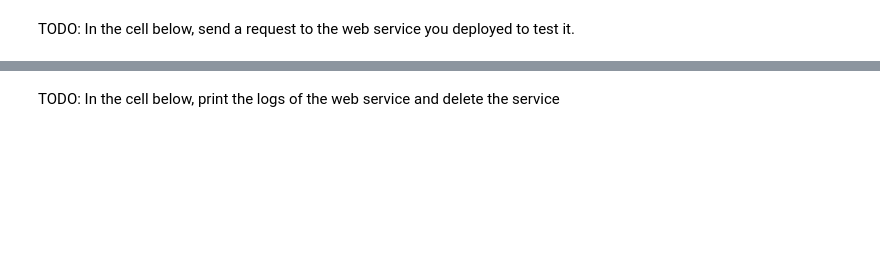
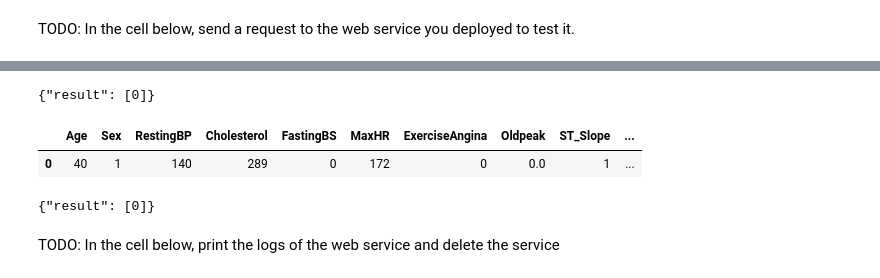
Before and after one commit to gbayer-1/AZMLND_Capstone_Project, a Jupyter notebook: automl.ipynb, the cells around one changed output, grey strips where cells are left out. Saved outputs shown, nothing was run; the diff lists cells and outputs as text; code cells hidden in the pictures; blank space fills up the shorter version.

```diff
--- a/automl.ipynb
+++ b/automl.ipynb
@@ -249,0 +309,13 @@ TODO: In the cell below, send a request to the web service you deployed to test
+# %%
+import json, requests
+headers = {"Content-Type": "application/json"}
+data=json.dumps(data)
+response = requests.post(uri, data=data, headers=headers)
+print(response.json())
+# %% [output]
+{"result": [0]}
+# %%
+df.head(1)
+# %% [output]
+|  | Age | Sex | RestingBP | Cholesterol | FastingBS | MaxHR | ExerciseAngina | Oldpeak | ST_Slope | ... |
+| 0 | 40 | 1 | 140 | 289 | 0 | 172 | 0 | 0.0 | 1 | ... |
@@ -250,3 +346,11 @@ TODO: In the cell below, send a request to the web service you deployed to test
+# %%
+uri = test_service.scoring_uri
+requests.get("http://localhost:6789")
+headers = {"Content-Type": "application/json"}
+response = requests.post(uri, data=json.dumps(data), headers=headers)
+print(response.json())
+# %% [output]
+{"result": [0]}
 # %% [markdown]
 TODO: In the cell below, print the logs of the web service and delete the service
 # %%
```
Also changed, not shown: parts of 6 cells of this notebook.
